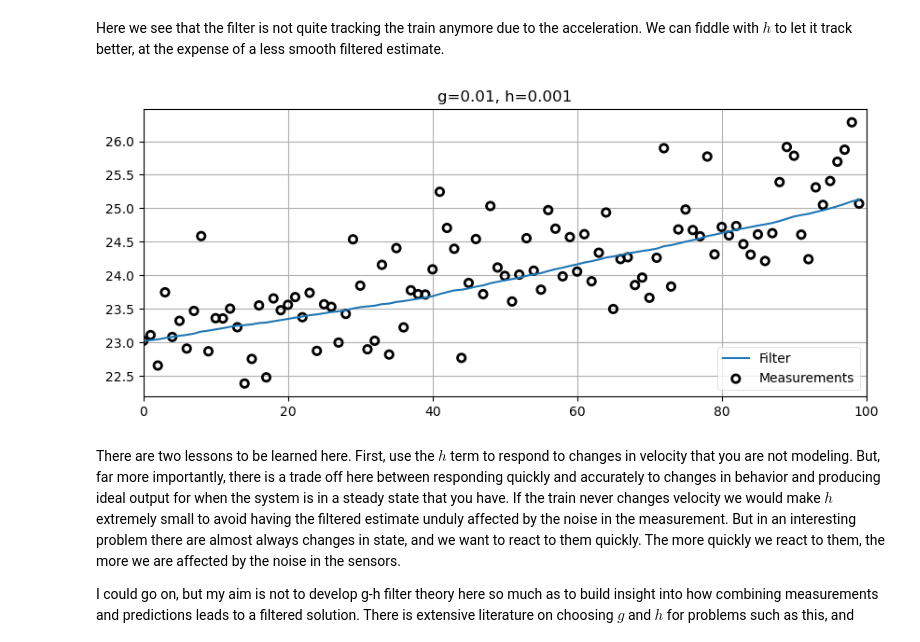
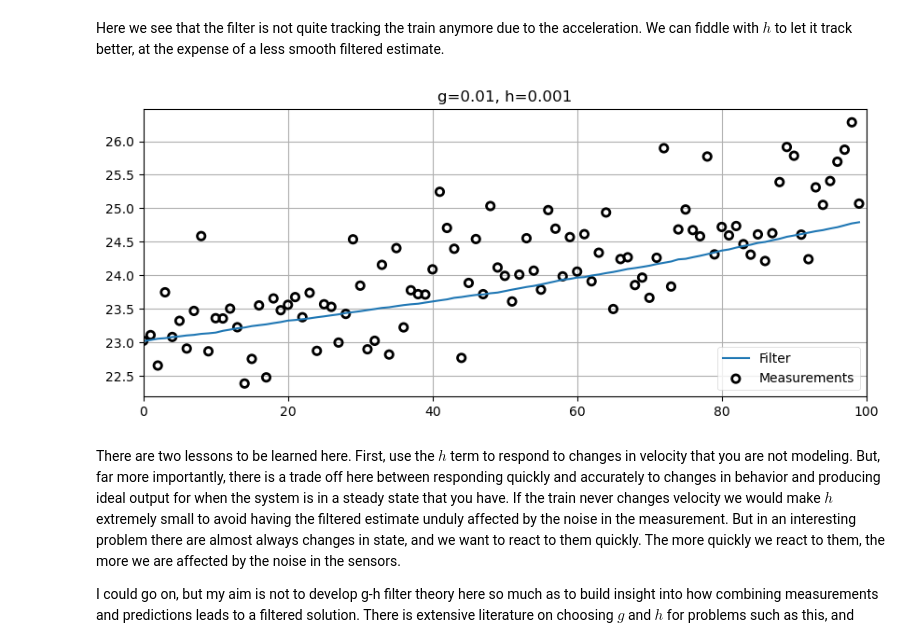
Before and after one commit to anjrew/Kalman-and-Bayesian-Filters-in-Python, a Jupyter notebook: 01-g-h-filter.ipynb, the cells around one changed output. Saved outputs shown, nothing was run; the diff lists cells and outputs as text; code cells hidden in the pictures.

```diff
--- a/01-g-h-filter.ipynb
+++ b/01-g-h-filter.ipynb
@@ -615,3 +618,13 @@ Write a new data generation function that adds in a constant acceleration factor
+# %%
+# your code here
+def gen_data(x0, dx, count, noise_factor, accel=0.) -> list:
+    values = []
+    g=0.2
+    h=0.02
+    for i in range(count):
+        dx += accel
+        x0 += dx
+        values.append()
 # %% [markdown]
 ### Solution and Discussion
 # %%
@@ -880,10 +921,9 @@ plot_g_h_results(zs/1000., data/1000., 'g=0.01, h=0.0001')
 Here we see that the filter is not quite tracking the train anymore due to the acceleration. We can fiddle with $h$ to let it track better, at the expense of a less smooth filtered estimate.
 # %%
 zs = gen_train_data_with_acc(pos=pos, vel=15., count=100)
-data = g_h_filter(data=zs, x0=pos, dx=15., dt=1., g=.01, h=0.001)
 plot_g_h_results(zs/1000., data/1000., 'g=0.01, h=0.001')
 # %% [output]
-[figure, old version]
+[figure, new version]
 # %% [markdown]
 There are two lessons to be learned here. First, use the $h$ term to respond to changes in velocity that you are not modeling. But, far more importantly, there is a trade off here between responding quickly and accurately to changes in behavior and producing ideal output for when the system is in a steady state that you have. If the train never changes velocity we would make $h$ extremely small to avoid having the filtered estimate unduly affected by the noise in the measurement. But in an interesting problem there are almost always changes in state, and we want to react to them quickly. The more quickly we react to them, the more we are affected by the noise in the sensors.
 
```
Also changed, not shown: parts of 16 cells of this notebook, 1 other file.
